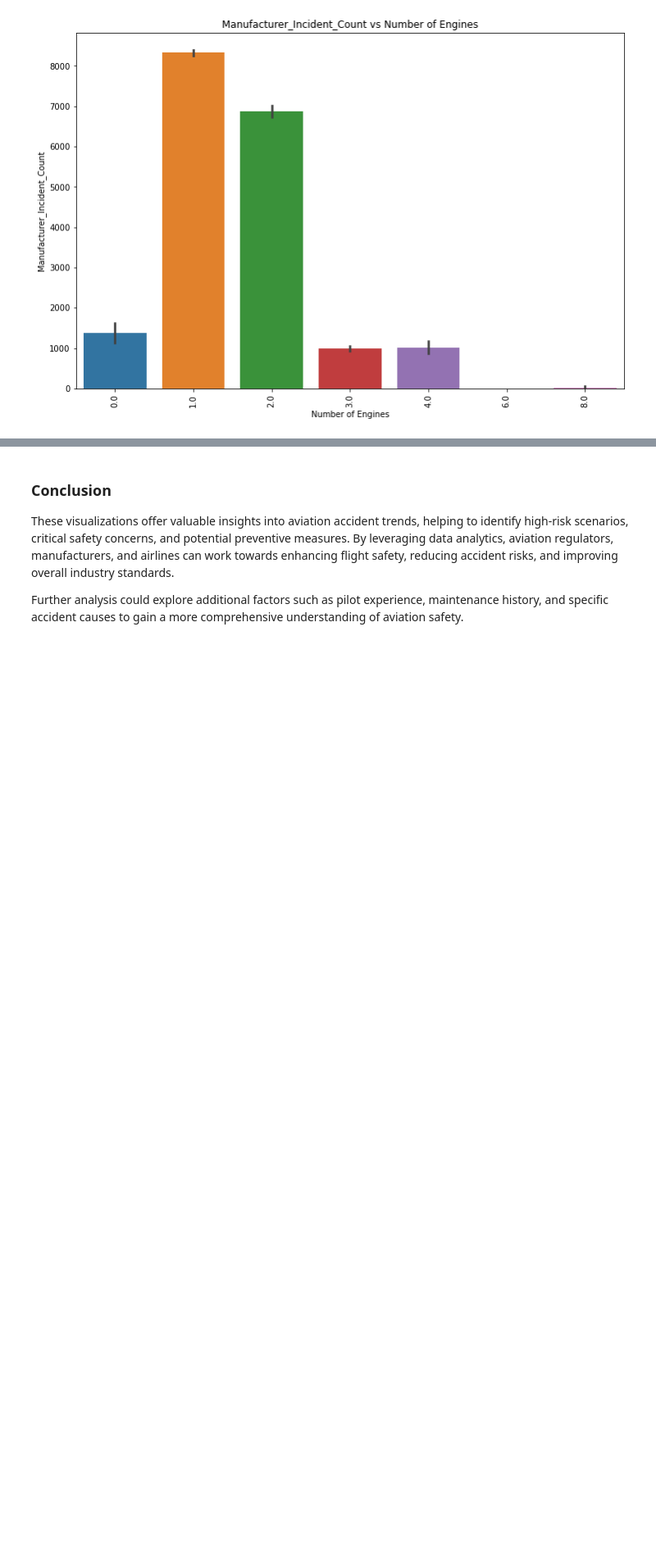
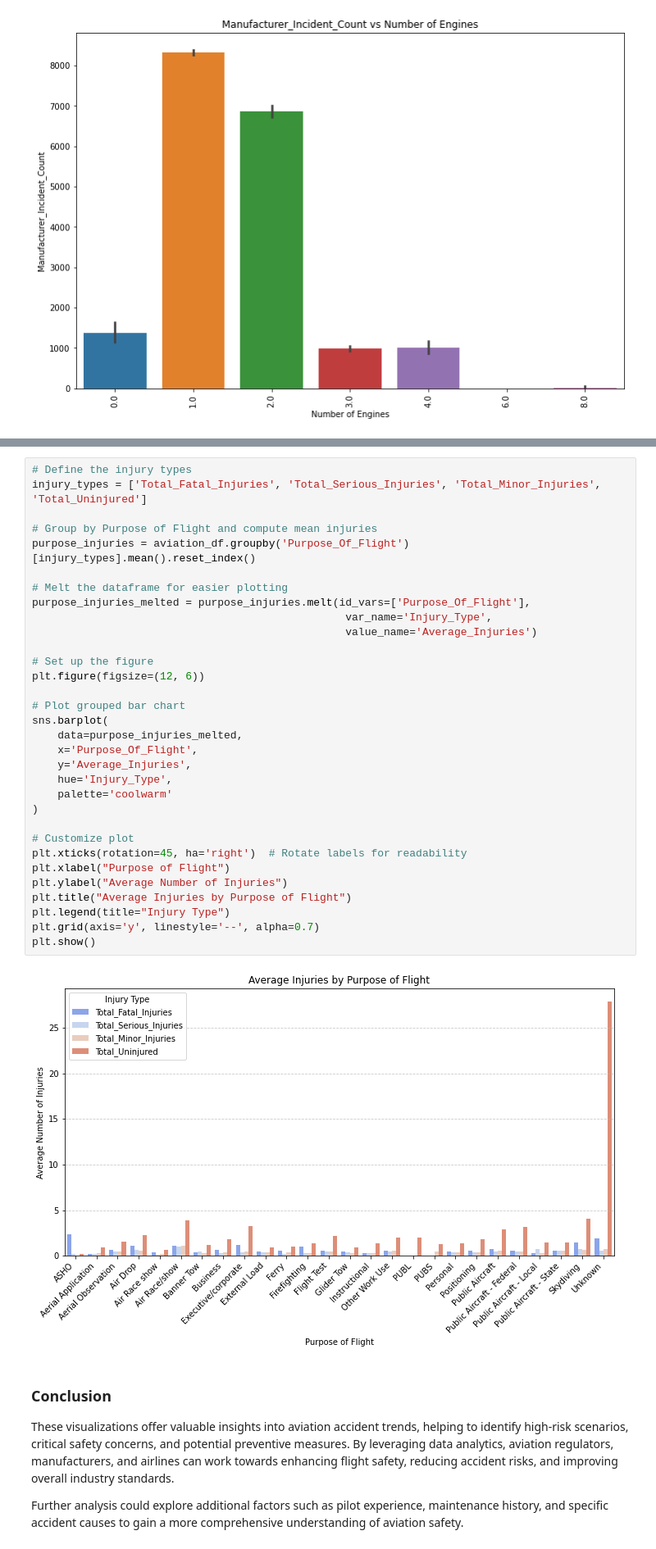
Before and after one commit to KarimzKarimz/aviation-analysis-project, a Jupyter notebook: index.ipynb, the cells around one changed output, grey strips where cells are left out. Shown at 82% size. Drawn from its saved outputs; the diff is of its cells as text; blank space fills up the shorter version.

```diff
--- a/index.ipynb
+++ b/index.ipynb
@@ -693,3 +739,37 @@ plt.show()
+# %%
+# Define the injury types
+injury_types = ['Total_Fatal_Injuries', 'Total_Serious_Injuries', 'Total_Minor_Injuries', 'Total_Uninjured']
+
+# Group by Purpose of Flight and compute mean injuries
+purpose_injuries = aviation_df.groupby('Purpose_Of_Flight')[injury_types].mean().reset_index()
+
+# Melt the dataframe for easier plotting
+purpose_injuries_melted = purpose_injuries.melt(id_vars=['Purpose_Of_Flight'],
+                                                 var_name='Injury_Type',
+                                                 value_name='Average_Injuries')
+
+# Set up the figure
+plt.figure(figsize=(12, 6))
+
+# Plot grouped bar chart
+sns.barplot(
+    data=purpose_injuries_melted,
+    x='Purpose_Of_Flight',
+    y='Average_Injuries',
+    hue='Injury_Type',
+    palette='coolwarm'
+)
+
+# Customize plot
+plt.xticks(rotation=45, ha='right')  # Rotate labels for readability
+plt.xlabel("Purpose of Flight")
+plt.ylabel("Average Number of Injuries")
+plt.title("Average Injuries by Purpose of Flight")
+plt.legend(title="Injury Type")
+plt.grid(axis='y', linestyle='--', alpha=0.7)
+plt.show()
+# %% [output]
+[figure, added]
 # %% [markdown]
 ### Conclusion
 These visualizations offer valuable insights into aviation accident trends, helping to identify high-risk scenarios, critical safety concerns, and potential preventive measures. By leveraging data analytics, aviation regulators, manufacturers, and airlines can work towards enhancing flight safety, reducing accident risks, and improving overall industry standards.
```
Also changed, not shown: parts of 21 cells of this notebook.
